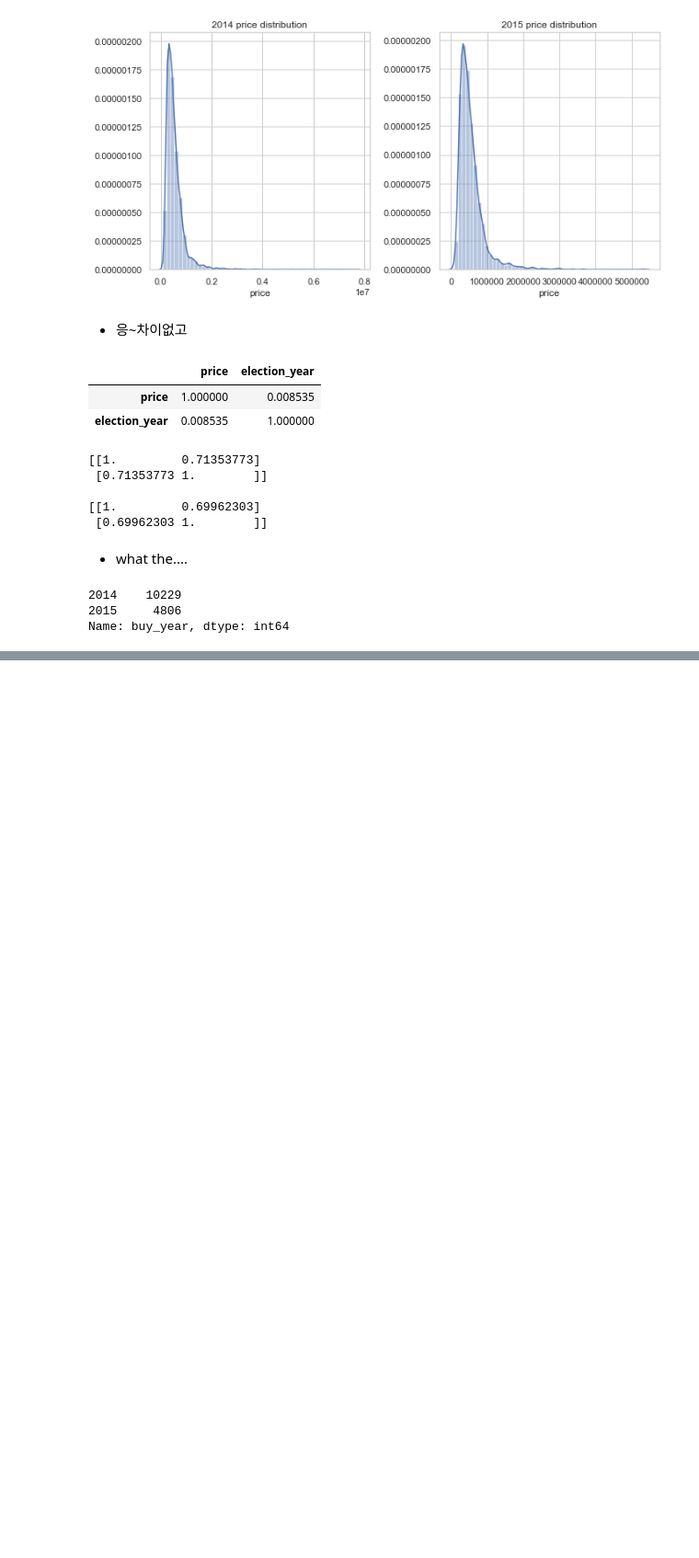
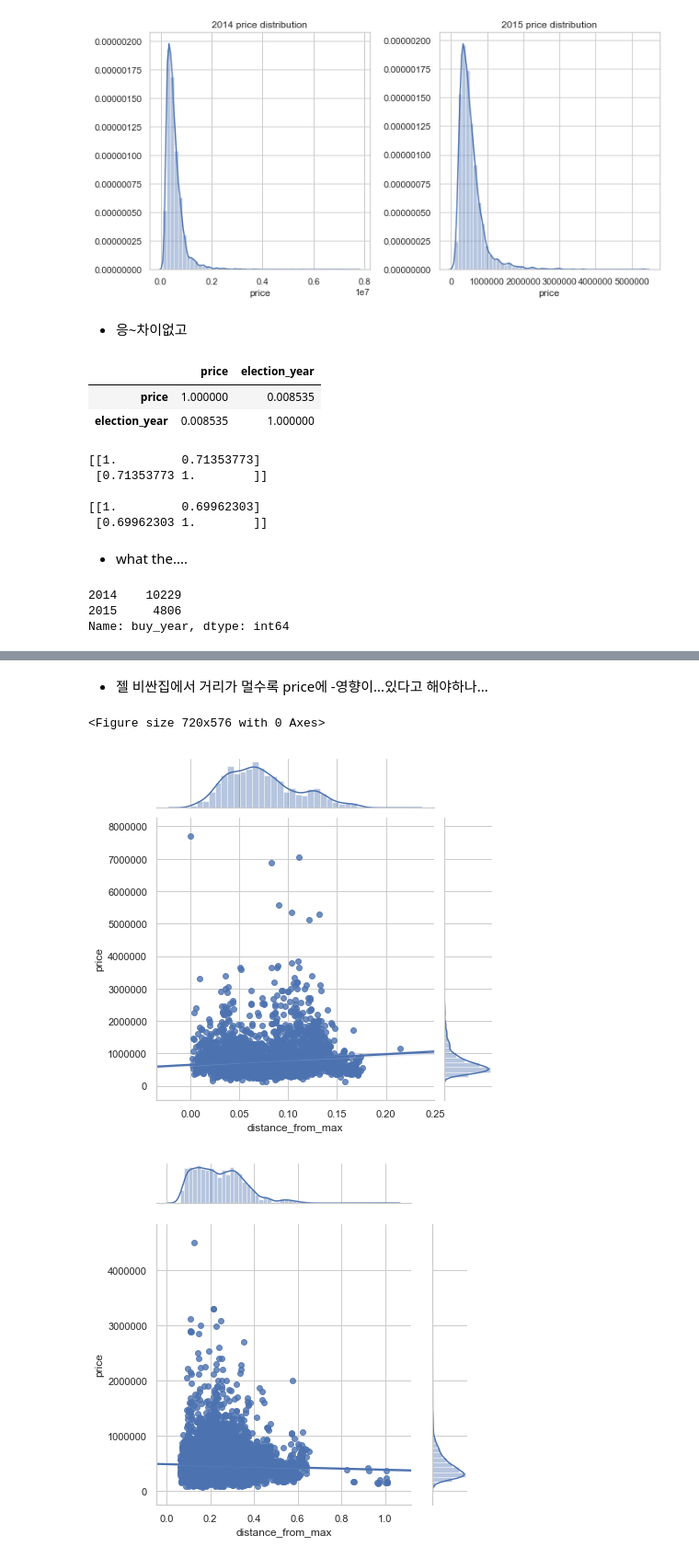
Before and after one commit to Junhojuno/everyday-kaggle, a Jupyter notebook: houseprice_prediction/code/Lets-EDA-it.ipynb, the cells around one changed output, grey strips where cells are left out. Shown at 92% size. Saved outputs shown, nothing was run; the diff lists cells and outputs as text; code cells hidden in the pictures; blank space fills up the shorter version.

```diff
--- a/houseprice_prediction/code/Lets-EDA-it.ipynb
+++ b/houseprice_prediction/code/Lets-EDA-it.ipynb
@@ -1099,0 +1121,4 @@ Name: buy_year, dtype: int64
+# %%
+df_train['buy_year'] = df_train['date'].map(lambda x : int(x.split('T')[0][:4]))
+df_train['buy_month'] = df_train['date'].map(lambda x : int(x.split('T')[0][4:6]))
+df_train.drop(columns=['id','date'], inplace=True)
@@ -1099,0 +1246,20 @@ Name: buy_year, dtype: int64
+# %% [markdown]
+- 젤 비싼집에서 거리가 멀수록 price에 -영향이...있다고 해야하나...
+# %%
+# 위에서 나눈 중심지와 비중심지로 나눠서 distance의 영향을 보자
+plt.figure(figsize=(10,8))
+
+#plt.subplot(1,2,1)
+#plt.title("in Center region")
+sns.jointplot(x='distance_from_max', y='price', data=df_train[df_train['is_center']==1], kind='reg')
+
+#plt.subplot(1,2,2)
+#plt.title("in Non-Center region")
+sns.jointplot(x='distance_from_max', y='price', data=df_train[df_train['is_center']==0], kind='reg')
+
+plt.tight_layout()
+plt.show()
+# %% [output]
+<Figure size 720x576 with 0 Axes>
+[figure, added]
+[figure, added]
```
Also changed, not shown: parts of 19 cells of this notebook.
